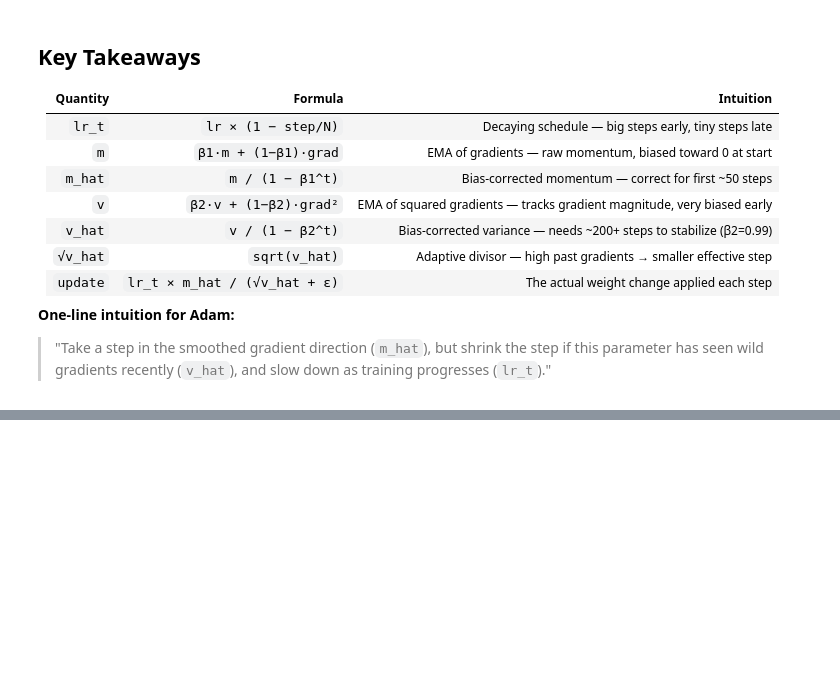
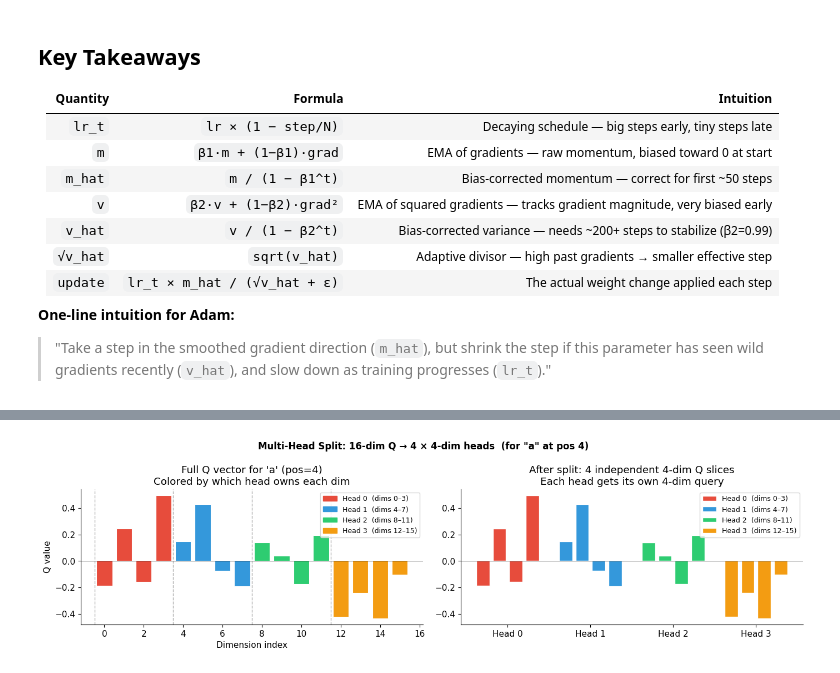
Before and after one commit to abhishek-marathe04/learning, a Jupyter notebook: ai_engineering/microgpt/microgpt.ipynb, the cells around one changed output, grey strips where cells are left out. Saved outputs shown, nothing was run; the diff lists cells and outputs as text; code cells hidden in the pictures; blank space fills up the shorter version.

```diff
--- a/ai_engineering/microgpt/microgpt.ipynb
+++ b/ai_engineering/microgpt/microgpt.ipynb
@@ -601,0 +800,41 @@ plt.show()
+# %%
+# Show the split for position 4 ('a') — the last token that has seen the whole sequence
+pos_show = 4
+q_full = Q[pos_show]   # 16-dim
+head_colors = ['#e74c3c', '#3498db', '#2ecc71', '#f39c12']
+head_labels = [f'Head {h}  (dims {h*4}–{h*4+3})' for h in range(n_head)]
+
+fig, axes = plt.subplots(1, 2, figsize=(14, 4))
+
+# Left: full Q vector, colored by which head owns each dim
+ax = axes[0]
+bar_colors = [head_colors[d // head_dim] for d in range(n_embd)]
+bars = ax.bar(range(n_embd), q_full, color=bar_colors, edgecolor='white', linewidth=0.8)
+ax.axhline(0, color='black', linewidth=0.7)
+for h in range(n_head):
+    ax.axvline(h * head_dim - 0.5, color='gray', linestyle='--', linewidth=1, alpha=0.6)
+ax.set_xlabel('Dimension index')
+ax.set_ylabel('Q value')
+ax.set_title(f"Full Q vector for '{token_names[pos_show]}' (pos={pos_show})\nColored by which head owns each dim")
+from matplotlib.patches import Patch
+ax.legend(handles=[Patch(color=head_colors[h], label=head_labels[h]) for h in range(n_head)], fontsize=9)
+
+# Right: 4 separate head slices side by side
+ax = axes[1]
+x_pos = np.arange(head_dim)
+for h in range(n_head):
+    offset = h * (head_dim + 1)
+    ax.bar(x_pos + offset, Q_h[pos_show, h], color=head_colors[h], label=head_labels[h], edgecolor='white')
+ax.axhline(0, color='black', linewidth=0.7)
+tick_positions = [h * (head_dim + 1) + head_dim / 2 - 0.5 for h in range(n_head)]
+ax.set_xticks(tick_positions)
+ax.set_xticklabels([f'Head {h}' for h in range(n_head)])
+ax.set_title(f"After split: 4 independent 4-dim Q slices\nEach head gets its own 4-dim query")
+ax.legend(fontsize=9)
+
+plt.suptitle(f'Multi-Head Split: 16-dim Q → 4 × 4-dim heads  (for "{token_names[pos_show]}" at pos {pos_show})',
+             fontsize=12, fontweight='bold')
+plt.tight_layout()
+plt.show()
+# %% [output]
+[figure, added]
```
Also changed, not shown: parts of 20 cells of this notebook.
